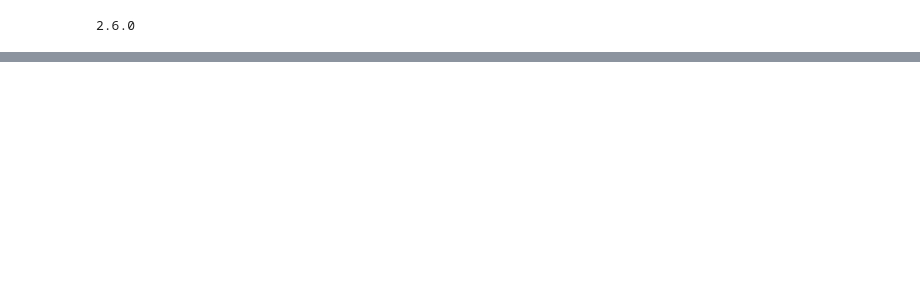
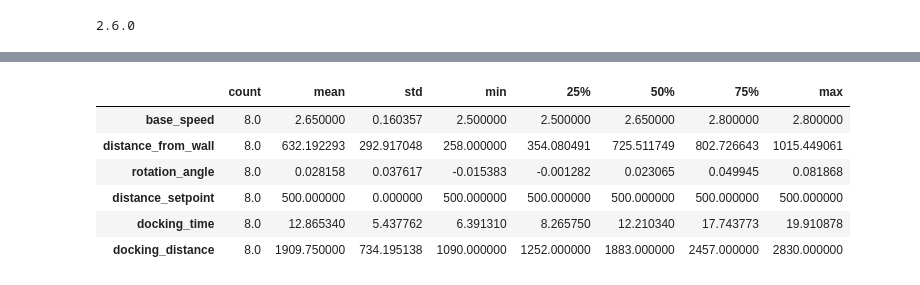
Before and after one commit to szymciem8/AGV-Autonomous-Docking, a Jupyter notebook: docking_prediction/regression.ipynb, the cells around one changed output, grey strips where cells are left out. Drawn from its saved outputs; the diff is of its cells as text; code cells hidden in the pictures; blank space fills up the shorter version.

```diff
--- a/docking_prediction/regression.ipynb
+++ b/docking_prediction/regression.ipynb
@@ -35,0 +62,10 @@ print(tf.__version__)
+# %%
+train_dataset.describe().transpose()
+# %% [output]
+|  | count | mean | std | min | 25% | 50% | 75% | max |
+| base_speed | 8.0 | 2.650000 | 0.160357 | 2.500000 | 2.500000 | 2.650000 | 2.800000 | 2.800000 |
+| distance_from_wall | 8.0 | 632.192293 | 292.917048 | 258.000000 | 354.080491 | 725.511749 | 802.726643 | 1015.449061 |
+| rotation_angle | 8.0 | 0.028158 | 0.037617 | -0.015383 | -0.001282 | 0.023065 | 0.049945 | 0.081868 |
+| distance_setpoint | 8.0 | 500.000000 | 0.000000 | 500.000000 | 500.000000 | 500.000000 | 500.000000 | 500.000000 |
+| docking_time | 8.0 | 12.865340 | 5.437762 | 6.391310 | 8.265750 | 12.210340 | 17.743773 | 19.910878 |
+| docking_distance | 8.0 | 1909.750000 | 734.195138 | 1090.000000 | 1252.000000 | 1883.000000 | 2457.000000 | 2830.000000 |
```
Also changed, not shown: parts of 4 cells of this notebook, 3 other files.
